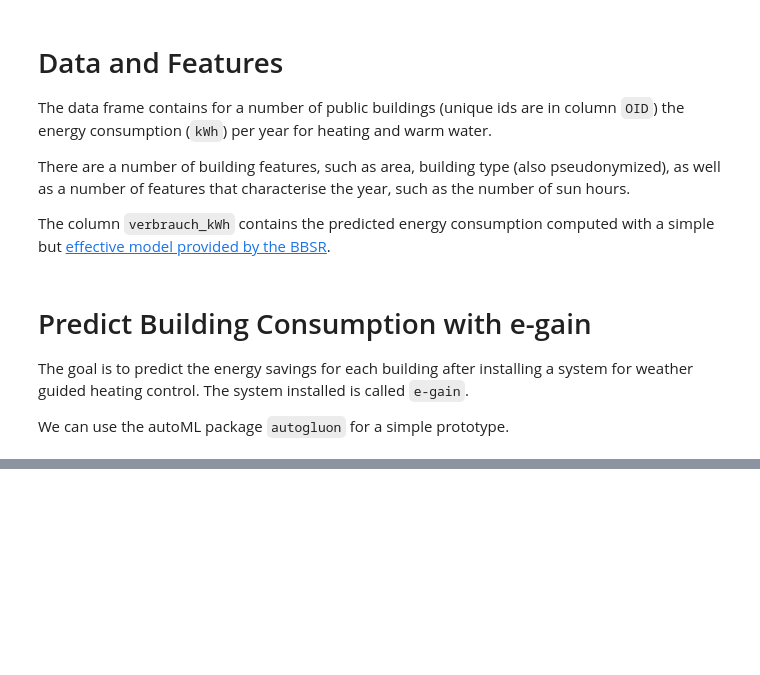
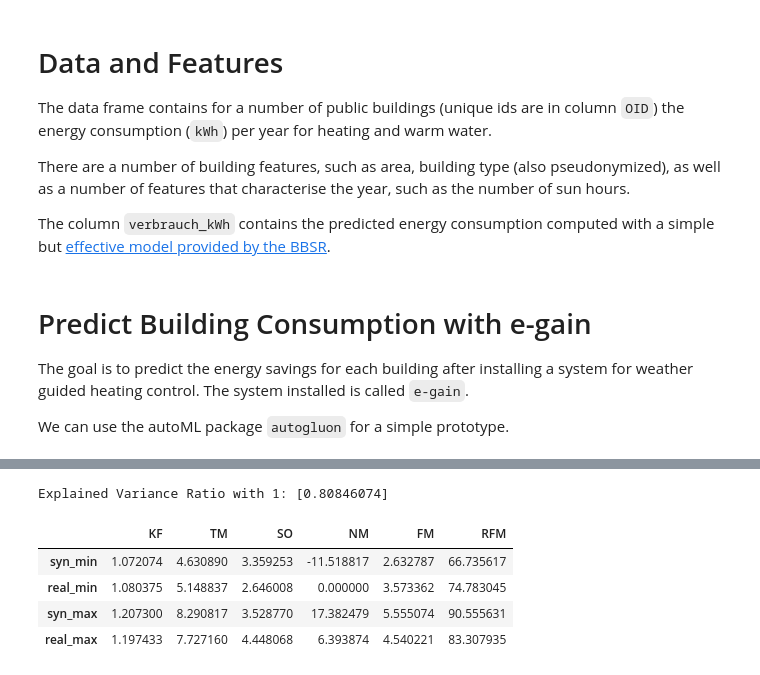
Before and after one commit to calgo-lab/PWH, a Jupyter notebook: pwh-analysis-paper.ipynb, the cells around one changed output, grey strips where cells are left out. Saved outputs shown, nothing was run; the diff lists cells and outputs as text; code cells hidden in the pictures; blank space fills up the shorter version.

```diff
--- a/pwh-analysis-paper.ipynb
+++ b/pwh-analysis-paper.ipynb
@@ -41,7 +41,7 @@ def load_data_with_predictions(fname='building_data_prediction_ag_13mins.csv', c
     # translate category names
     results_df['kategorie'] = results_df['kategorie'].replace({'OSZ':'School','FW':'Fire Dept.','PZ':'Police','Kultur':'Culture'})
     # drop unneccessary columns
-    results_df = results_df.drop(['flaeche','hid','bbsr_unbereinigt','hzg_kWh','ww_kWh','verbrauch_kWh','f_flaeche'],axis=1)
+    results_df = results_df.drop(['flaeche','bbsr_unbereinigt','hzg_kWh','ww_kWh','verbrauch_kWh','f_flaeche'],axis=1)
 
     if not covid_years:
         results_df = results_df[results_df['year'].isin([2020,2021])==False]
@@ -399,31 +473,38 @@ from sklearn.decomposition import PCA
 from shutil import rmtree
 import itertools
 
 rmtree('AutogluonModels',ignore_errors=True)
 
 n_components = 1
 n_samples = 100
 
-df = pd.read_csv('building_data_prediction.csv')
+df = load_data_with_predictions()
 df
 
 features_building = ['OID','energietraeger', 'area', 'kategorie', 'has_egain']
 features_weather     = ['KF', 'TM', 'SO', 'NM', 'FM', 'RFM']
 features = features_building + features_weather
 target = ["kWh"]
 
 pca = PCA(n_components = n_components, whiten=True).fit(df[features_weather].drop_duplicates().values)
 print(f'Explained Variance Ratio with {n_components}: {pca.explained_variance_ratio_}')
 
 latents = np.linspace(-5, 5, n_samples)
 synthesized_weather = pca.inverse_transform(np.array(latents).reshape(len(latents),1))
 
 comparison_syn_real = pd.DataFrame(
                         [
                         synthesized_weather.min(axis=0),
                         df[features_weather].values.min(axis=0),
                         synthesized_weather.max(axis=0),
                         df[features_weather].values.max(axis=0)],
                         columns = features_weather,
                         index = ['syn_min','real_min','syn_max','real_max'])
 comparison_syn_real
+# %% [output]
+Explained Variance Ratio with 1: [0.80846074]
+|  | KF | TM | SO | NM | FM | RFM |
+| syn_min | 1.072074 | 4.630890 | 3.359253 | -11.518817 | 2.632787 | 66.735617 |
+| real_min | 1.080375 | 5.148837 | 2.646008 | 0.000000 | 3.573362 | 74.783045 |
+| syn_max | 1.207300 | 8.290817 | 3.528770 | 17.382479 | 5.555074 | 90.555631 |
+| real_max | 1.197433 | 7.727160 | 4.448068 | 6.393874 | 4.540221 | 83.307935 |
```
Also changed, not shown: parts of 12 cells of this notebook, 4 other files.
